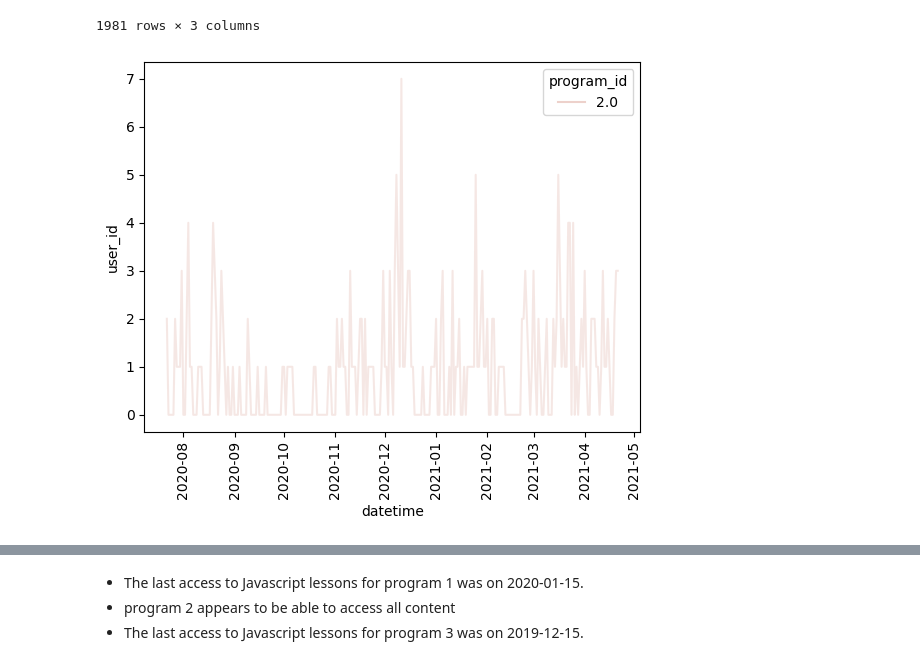
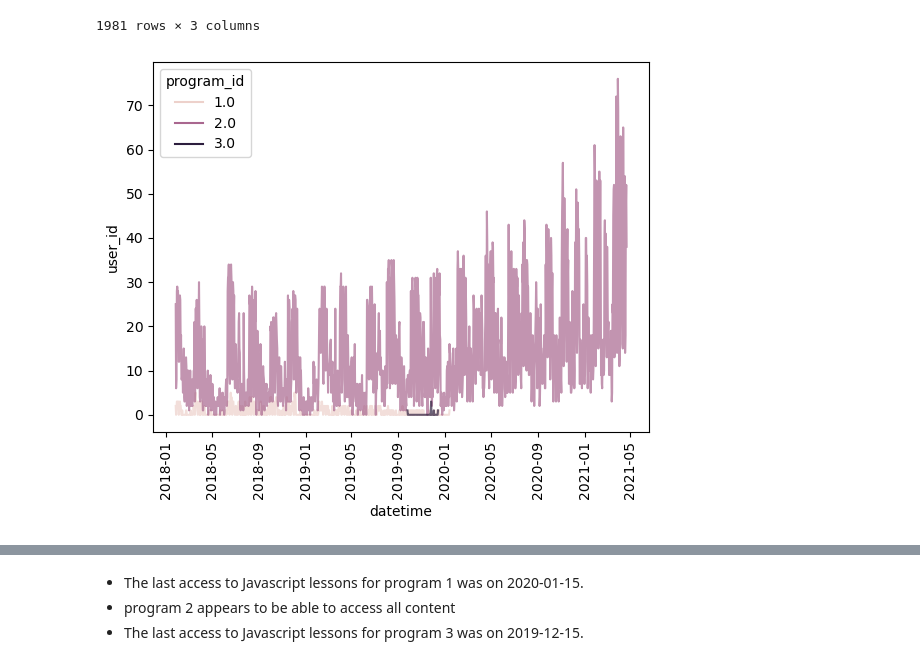
Before and after one commit to Adam-Harris87/anomaly-detection-exercises, a Jupyter notebook: anomaly_detection_exercise.ipynb, the cells around one changed output, grey strips where cells are left out. Drawn from its saved outputs; the diff is of its cells as text; code cells hidden in the pictures.

```diff
--- a/anomaly_detection_exercise.ipynb
+++ b/anomaly_detection_exercise.ipynb
@@ -331,14 +326,9 @@ traffic[traffic.lesson == 'javascript-i'].groupby('program_id').\
 # %%
 js_1 = traffic[traffic.lesson == 'javascript-i'].groupby('program_id').\
     resample('D').user_id.nunique().reset_index()
-# %%
-js_1 = traffic[(traffic.lesson == 'fundamentals')
-               &(traffic.program_id == 2)
-              &(traffic.index > '2019-09')].groupby('program_id').\
-    resample('D').user_id.nunique().reset_index()
 # %%
-sns.lineplot(data=js_1, x='datetime', y='user_id', hue='program_id', alpha=0.5)
+sns.lineplot(data=js_1, x='datetime', y='user_id', hue='program_id', alpha=0.7)
 plt.xticks(rotation=90)
 plt.show()
 # %% [output]
-[figure, old version]
+[figure, new version]
```
Also changed, not shown: parts of 8 cells of this notebook.
